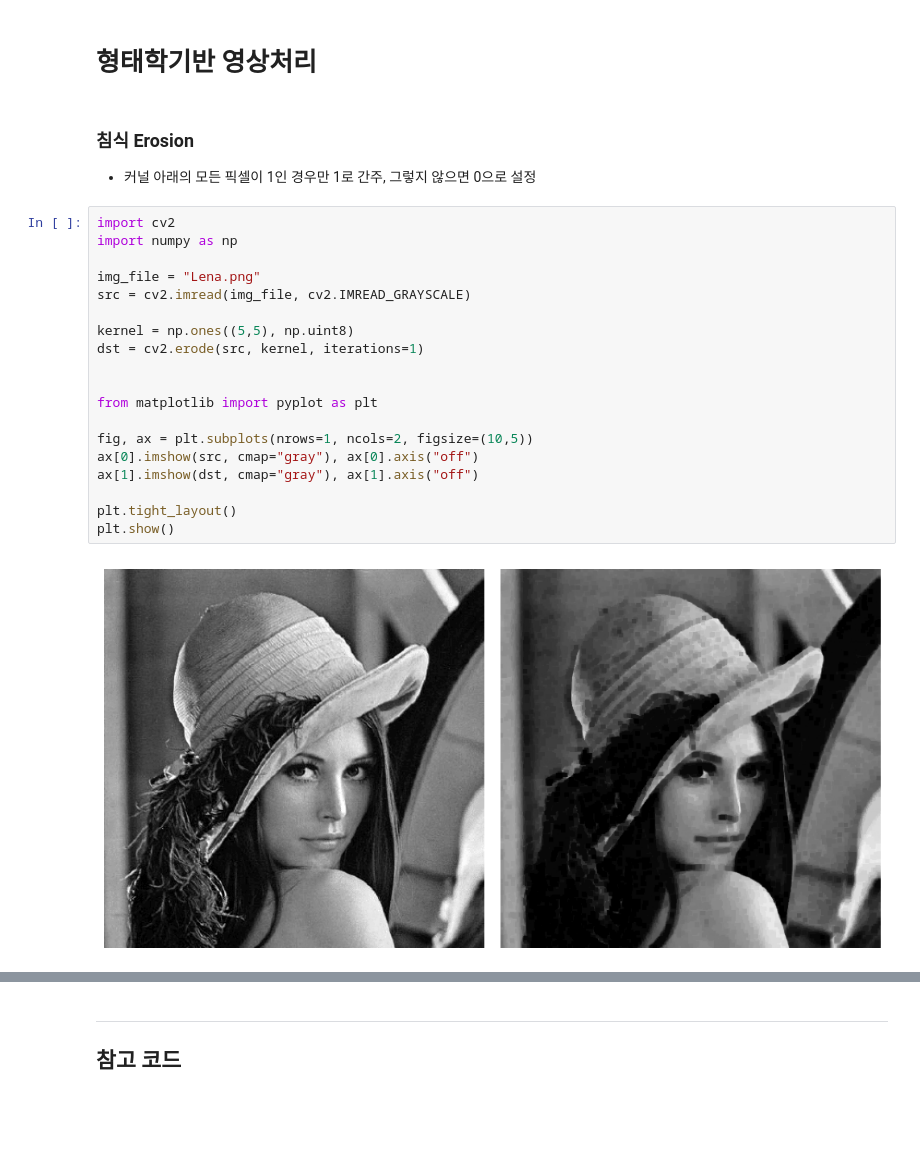
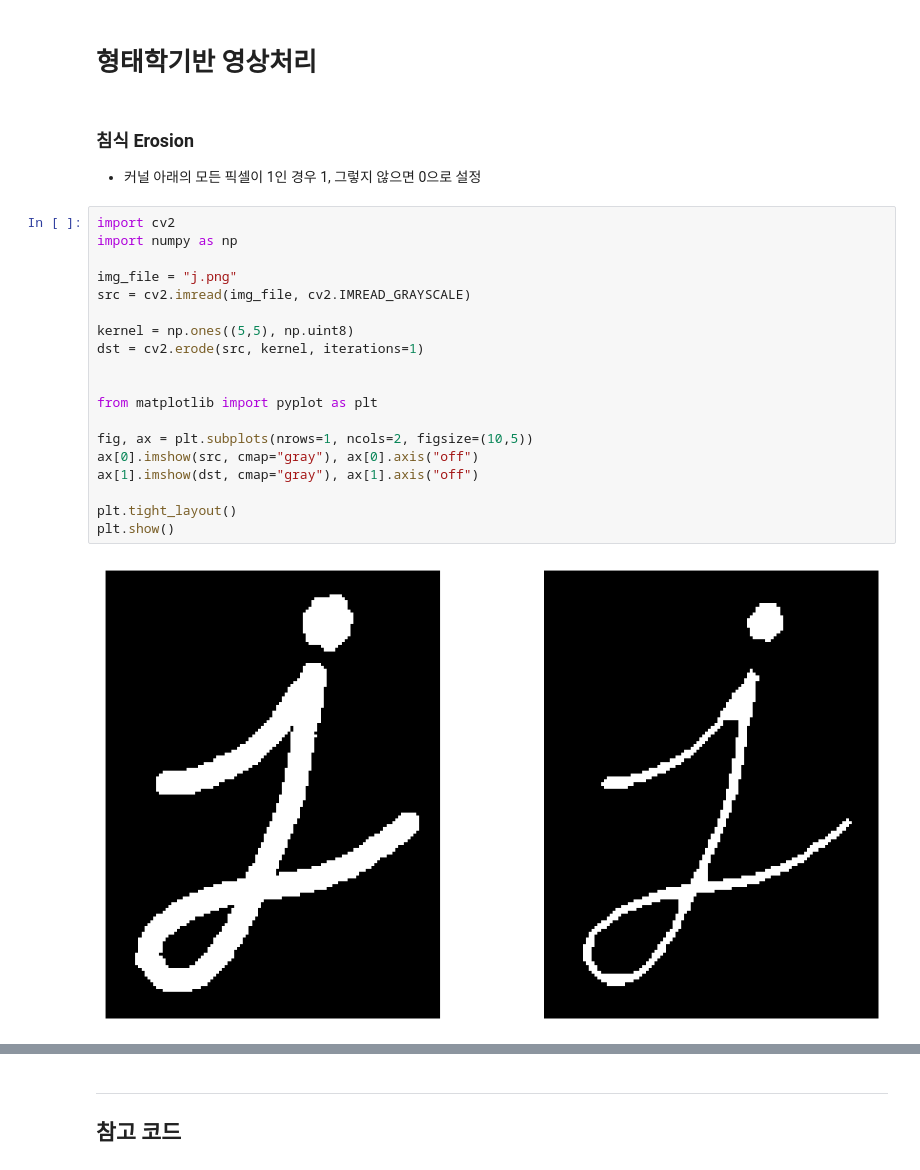
Before and after one commit to LEE-Sanghoon/ITE4052, a Jupyter notebook: 03.Morphological_Processing.ipynb, the cells around one changed output, grey strips where cells are left out. Saved outputs shown, nothing was run; the diff lists cells and outputs as text; blank space fills up the shorter version.

```diff
--- a/03.Morphological_Processing.ipynb
+++ b/03.Morphological_Processing.ipynb
@@ -7,25 +7,25 @@
 # %% [markdown]
 ### 침식 Erosion
 
-- 커널 아래의 모든 픽셀이 1인 경우만 1로 간주, 그렇지 않으면 0으로 설정
+- 커널 아래의 모든 픽셀이 1인 경우 1, 그렇지 않으면 0으로 설정
 # %%
 import cv2
 import numpy as np
 
-img_file = "Lena.png"
+img_file = "j.png"
 src = cv2.imread(img_file, cv2.IMREAD_GRAYSCALE)
 
 kernel = np.ones((5,5), np.uint8)
 dst = cv2.erode(src, kernel, iterations=1)
 
 
 from matplotlib import pyplot as plt
 
 fig, ax = plt.subplots(nrows=1, ncols=2, figsize=(10,5))
 ax[0].imshow(src, cmap="gray"), ax[0].axis("off")
 ax[1].imshow(dst, cmap="gray"), ax[1].axis("off")
 
 plt.tight_layout()
 plt.show()
 # %% [output]
-[figure, old version]
+[figure, new version]
```
Also changed, not shown: parts of 12 cells of this notebook, 3 other files.
